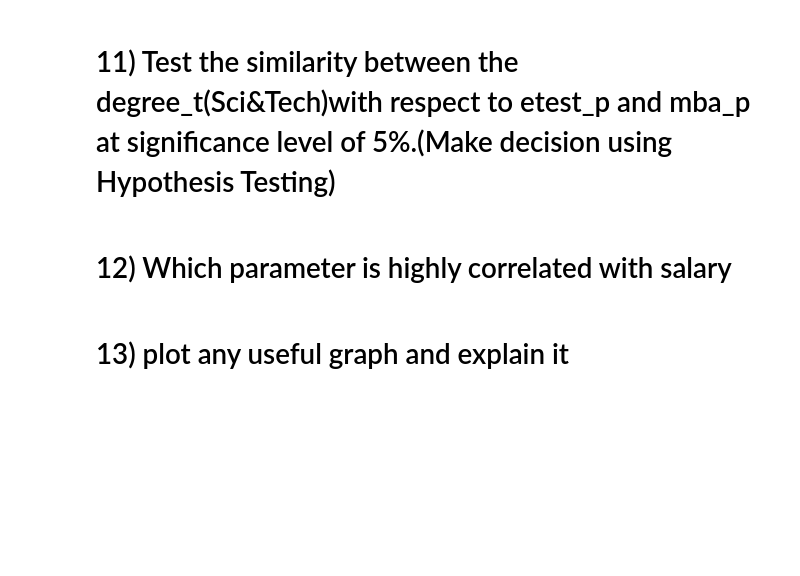
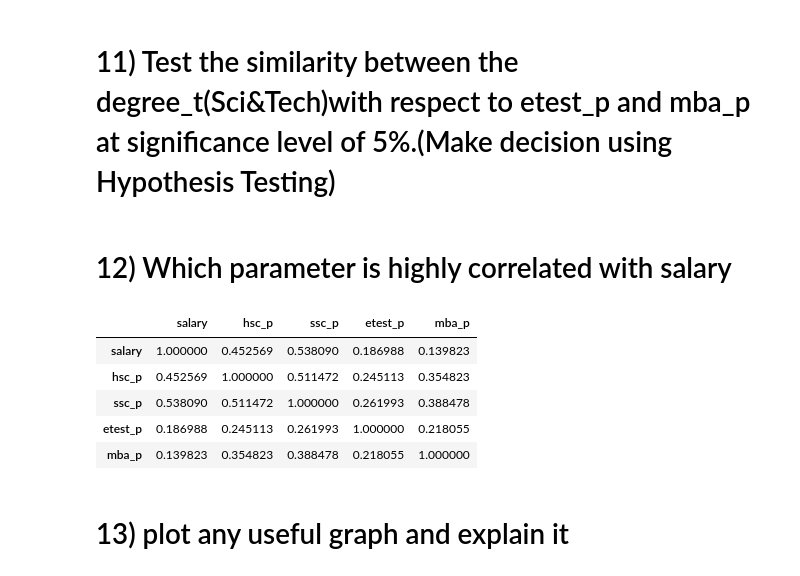
Before and after one commit to ThanigaivelGanapathi/Datascience, a Jupyter notebook: Bivariate/Bivariate Assignment.ipynb, the cells around one changed output. Cells and saved outputs as stored; diff of their text form; code cells hidden in the pictures; blank space fills up the shorter version.

```diff
--- a/Bivariate/Bivariate Assignment.ipynb
+++ b/Bivariate/Bivariate Assignment.ipynb
@@ -152,5 +196,14 @@ sns.distplot(dataset["salary"])
 # 11) Test the similarity between the degree_t(Sci&Tech)with respect to etest_p and mba_p at significance level of 5%.(Make decision using Hypothesis Testing)
 # %% [markdown]
 # 12) Which parameter is highly correlated with salary
+# %%
+dataset[["salary","hsc_p","ssc_p","etest_p","mba_p"]].corr()
+# %% [output]
+|  | salary | hsc_p | ssc_p | etest_p | mba_p |
+| salary | 1.000000 | 0.452569 | 0.538090 | 0.186988 | 0.139823 |
+| hsc_p | 0.452569 | 1.000000 | 0.511472 | 0.245113 | 0.354823 |
+| ssc_p | 0.538090 | 0.511472 | 1.000000 | 0.261993 | 0.388478 |
+| etest_p | 0.186988 | 0.245113 | 0.261993 | 1.000000 | 0.218055 |
+| mba_p | 0.139823 | 0.354823 | 0.388478 | 0.218055 | 1.000000 |
 # %% [markdown]
 # 13) plot any useful graph and explain it
```
Also changed, not shown: parts of 3 cells of this notebook.
